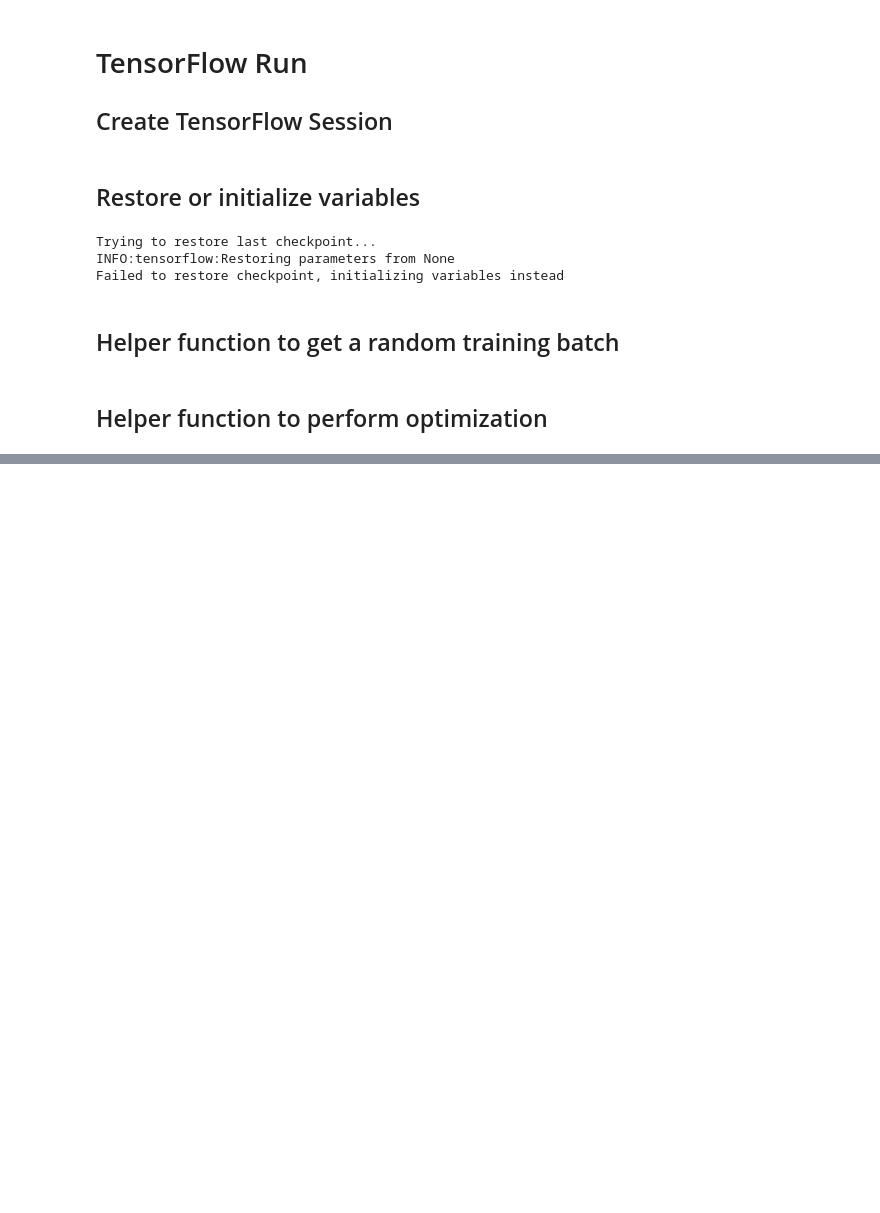
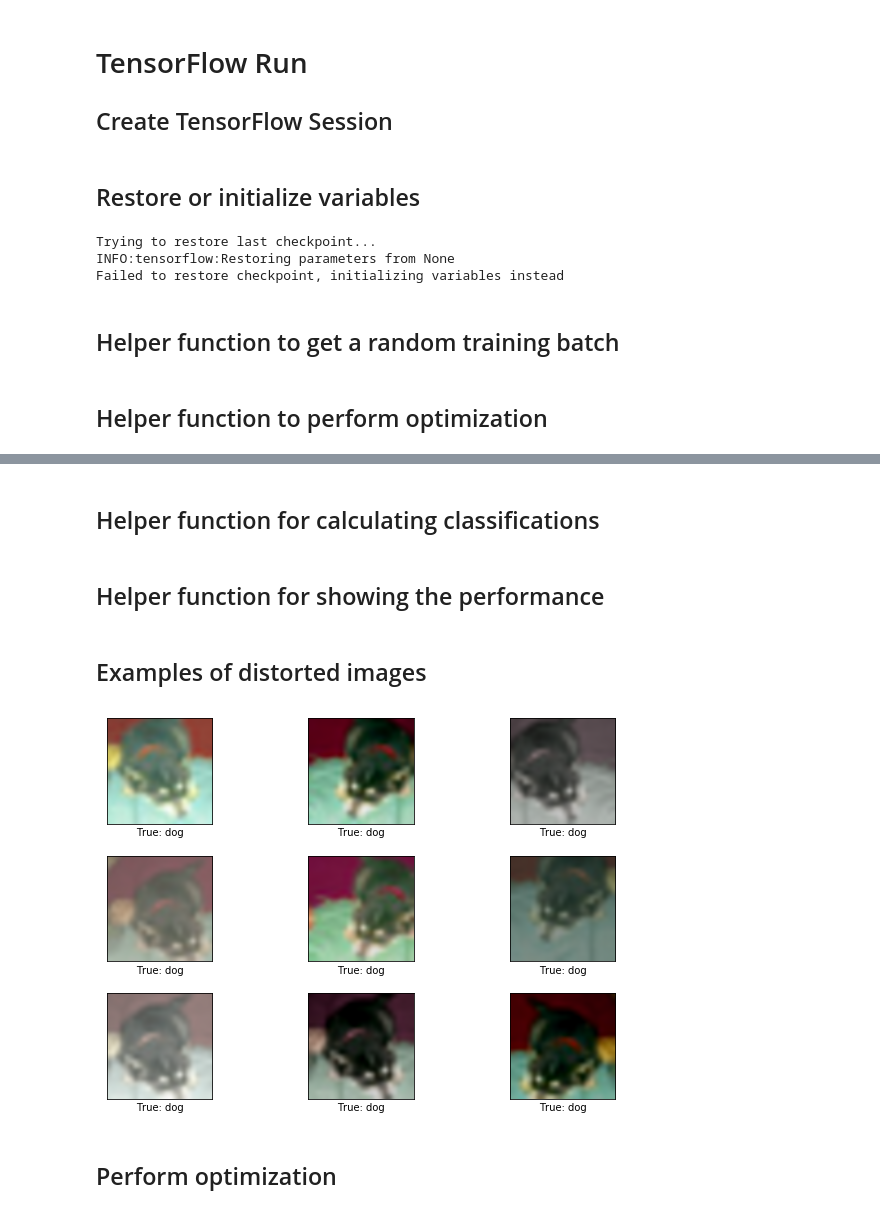
Before and after one commit to khvorov/tf-learn, a Jupyter notebook: cifar-10.ipynb, the cells around one changed output, grey strips where cells are left out. Saved outputs shown, nothing was run; the diff lists cells and outputs as text; code cells hidden in the pictures; blank space fills up the shorter version.

Commit message:
cifar-10: compute accuracy, plot results

```diff
--- a/cifar-10.ipynb
+++ b/cifar-10.ipynb
@@ -72,7 +72,7 @@ Size of:
 def plot_images(images, cls_true, cls_pred=None, smooth=True):
     # some sanity checks on inputs
     assert len(images) == len(cls_true)
-    if cls_pred:
+    if cls_pred is not None:
         assert len(images) == len(cls_pred)
 
     # compute plot size. Do not plot more than 100 images
@@ -93,7 +93,7 @@ def plot_images(images, cls_true, cls_pred=None, smooth=True):
 
         cls_true_name = class_names[cls_true[i]]
 
-        if cls_pred:
+        if cls_pred is not None:
             cls_pred_name = class_names[cls_pred[i]]
             xlabel = 'True: {0}\nPred: {1}'.format(cls_true_name, cls_pred_name)
         else:
@@ -290,0 +326,2 @@ optimize(1000)
+# %% [markdown]
+## Helper function for calculating classifications
@@ -290,0 +356,2 @@ optimize(1000)
+# %% [markdown]
+## Helper function for showing the performance
@@ -290,0 +374,20 @@ optimize(1000)
+# %% [markdown]
+## Examples of distorted images
+# %%
+def plot_distorted_image(image, cls_true):
+    image_duplicates = np.repeat(image[np.newaxis, :, :, :], 9, axis=0)
+
+    feed_dict = {x: image_duplicates}
+    result = session.run(distorted_images, feed_dict)
+
+    plot_images(images=result, cls_true=np.repeat(cls_true, 9))
+
+def get_test_image(i):
+    return images_test[i, :, :, :], cls_test[i]
+
+img, cls = get_test_image(128)
+plot_distorted_image(img, cls)
+# %% [output]
+[figure, added]
+# %% [markdown]
+## Perform optimization
```
Also changed, not shown: parts of 10 cells of this notebook, 1 other file.
